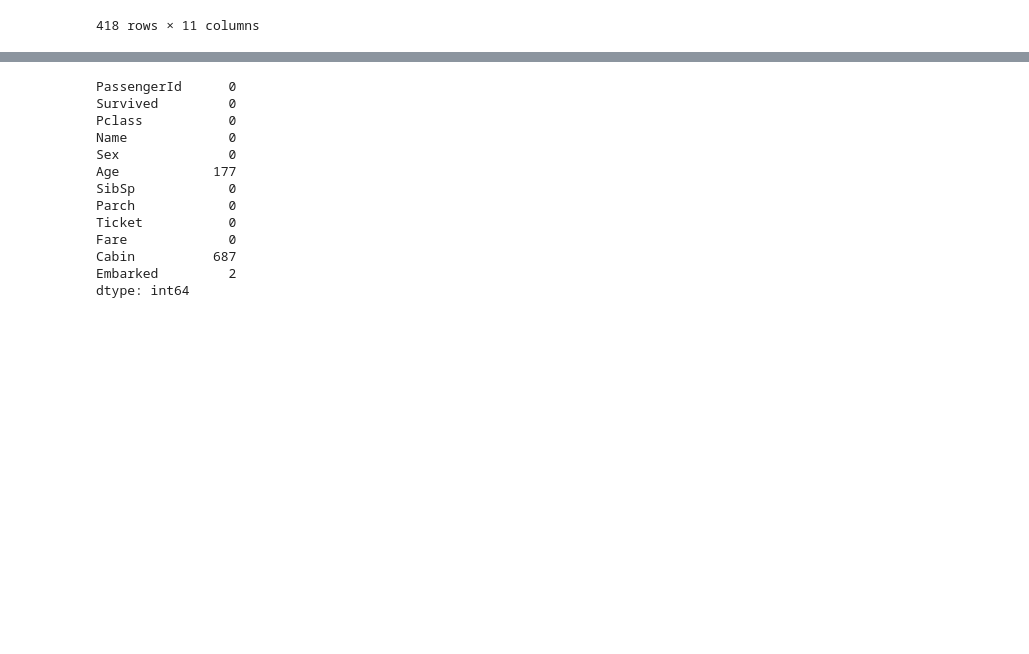
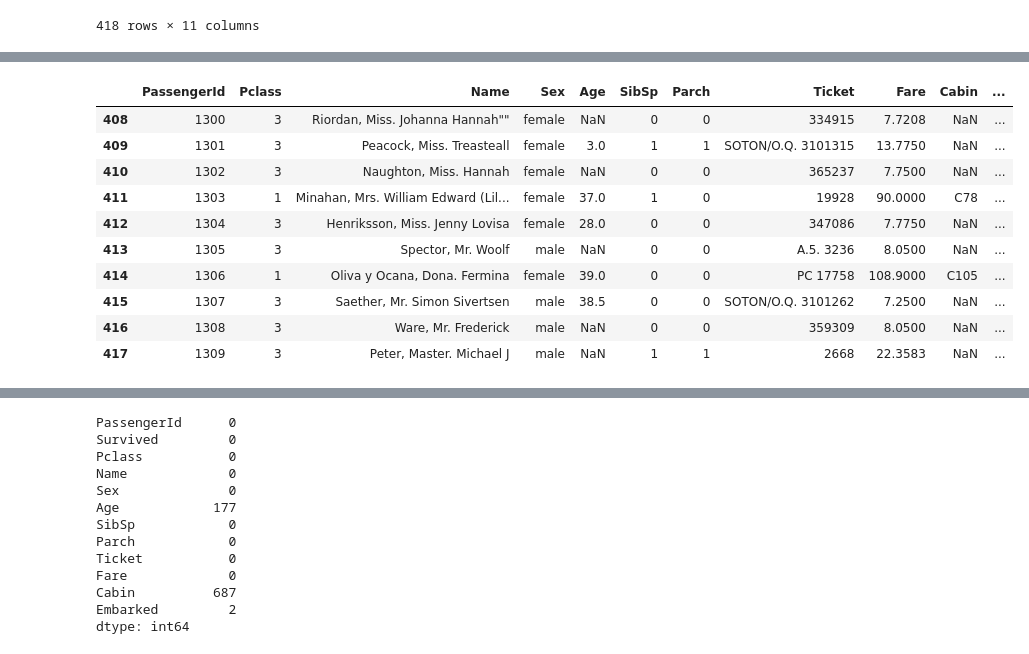
Before and after one commit to anil-k-rajamoni18/PythonLearn, a Jupyter notebook: ADVANCE_CONCEPTS/ML/Pandas_1.ipynb, the cells around one changed output, grey strips where cells are left out. Saved outputs shown, nothing was run; the diff lists cells and outputs as text; code cells hidden in the pictures; blank space fills up the shorter version.

```diff
--- a/ADVANCE_CONCEPTS/ML/Pandas.ipynb
+++ b/ADVANCE_CONCEPTS/ML/Pandas_1.ipynb
@@ -80,0 +114,14 @@ test
+# %%
+test.tail(10)
+# %% [output]
+|  | PassengerId | Pclass | Name | Sex | Age | SibSp | Parch | Ticket | Fare | Cabin | ... |
+| 408 | 1300 | 3 | Riordan, Miss. Johanna Hannah"" | female | NaN | 0 | 0 | 334915 | 7.7208 | NaN | ... |
+| 409 | 1301 | 3 | Peacock, Miss. Treasteall | female | 3.0 | 1 | 1 | SOTON/O.Q. 3101315 | 13.7750 | NaN | ... |
+| 410 | 1302 | 3 | Naughton, Miss. Hannah | female | NaN | 0 | 0 | 365237 | 7.7500 | NaN | ... |
+| 411 | 1303 | 1 | Minahan, Mrs. William Edward (Lil... | female | 37.0 | 1 | 0 | 19928 | 90.0000 | C78 | ... |
+| 412 | 1304 | 3 | Henriksson, Miss. Jenny Lovisa | female | 28.0 | 0 | 0 | 347086 | 7.7750 | NaN | ... |
+| 413 | 1305 | 3 | Spector, Mr. Woolf | male | NaN | 0 | 0 | A.5. 3236 | 8.0500 | NaN | ... |
+| 414 | 1306 | 1 | Oliva y Ocana, Dona. Fermina | female | 39.0 | 0 | 0 | PC 17758 | 108.9000 | C105 | ... |
+| 415 | 1307 | 3 | Saether, Mr. Simon Sivertsen | male | 38.5 | 0 | 0 | SOTON/O.Q. 3101262 | 7.2500 | NaN | ... |
+| 416 | 1308 | 3 | Ware, Mr. Frederick | male | NaN | 0 | 0 | 359309 | 8.0500 | NaN | ... |
+| 417 | 1309 | 3 | Peter, Master. Michael J | male | NaN | 1 | 1 | 2668 | 22.3583 | NaN | ... |
```
Also changed, not shown: parts of 96 cells of this notebook, 6 other files.
